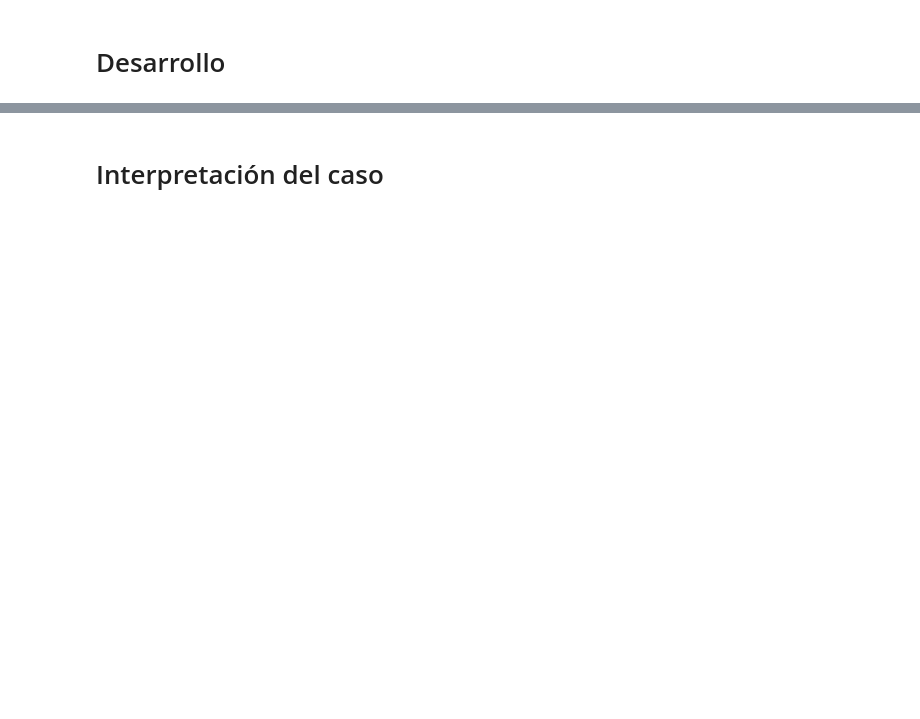
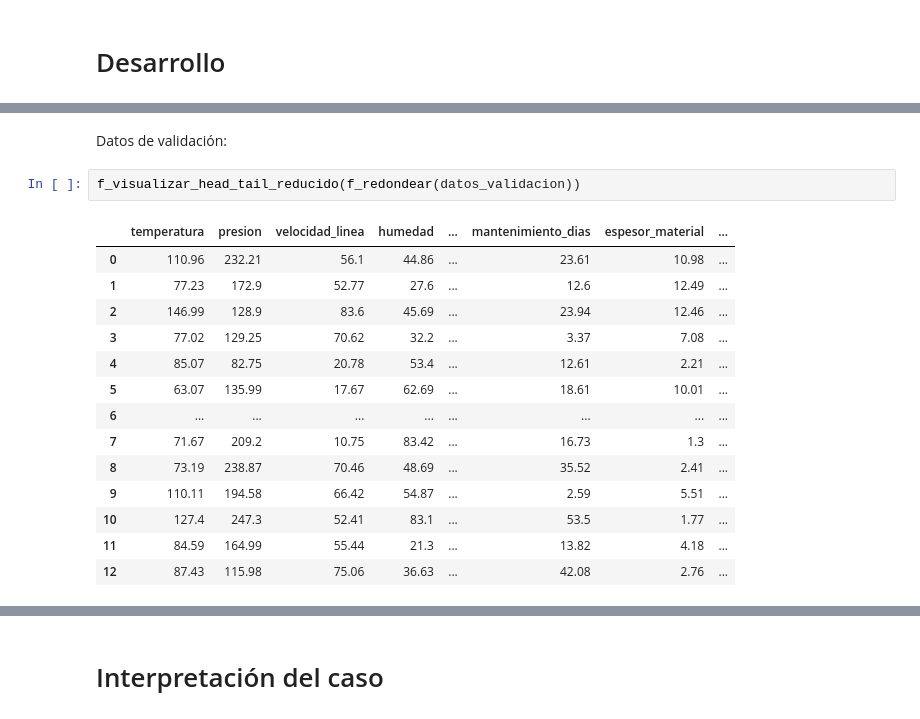
Before and after one commit to rpizarrog/Libro-Aprendizaje-Automatico.-Casos-de-Estudio-con-R-y-Python, a Jupyter notebook: Python NoteBooks/SVM_con_datos_industriales_comparado_con_Random_Forest_Arboles_regresión_logística.ipynb, the cells around one changed output, grey strips where cells are left out. Drawn from its saved outputs; the diff is of its cells as text; blank space fills up the shorter version.

```diff
--- a/Python NoteBooks/SVM_con_datos_industriales_comparado_con_Random_Forest_Arboles_regresión_logística.ipynb
+++ b/Python NoteBooks/SVM_con_datos_industriales_comparado_con_Random_Forest_Arboles_regresión_logística.ipynb
@@ -58,0 +2745,19 @@ Los datos de entrenamiento y de validación son estandarizados con los mismos cr
+# %% [markdown]
+Datos de validación:
+# %%
+f_visualizar_head_tail_reducido(f_redondear(datos_validacion))
+# %% [output]
+|  | temperatura | presion | velocidad_linea | humedad | ... | mantenimiento_dias | espesor_material | ... |
+| 0 | 110.96 | 232.21 | 56.1 | 44.86 | ... | 23.61 | 10.98 | ... |
+| 1 | 77.23 | 172.9 | 52.77 | 27.6 | ... | 12.6 | 12.49 | ... |
+| 2 | 146.99 | 128.9 | 83.6 | 45.69 | ... | 23.94 | 12.46 | ... |
+| 3 | 77.02 | 129.25 | 70.62 | 32.2 | ... | 3.37 | 7.08 | ... |
+| 4 | 85.07 | 82.75 | 20.78 | 53.4 | ... | 12.61 | 2.21 | ... |
+| 5 | 63.07 | 135.99 | 17.67 | 62.69 | ... | 18.61 | 10.01 | ... |
+| 6 | ... | ... | ... | ... | ... | ... | ... | ... |
+| 7 | 71.67 | 209.2 | 10.75 | 83.42 | ... | 16.73 | 1.3 | ... |
+| 8 | 73.19 | 238.87 | 70.46 | 48.69 | ... | 35.52 | 2.41 | ... |
+| 9 | 110.11 | 194.58 | 66.42 | 54.87 | ... | 2.59 | 5.51 | ... |
+| 10 | 127.4 | 247.3 | 52.41 | 83.1 | ... | 53.5 | 1.77 | ... |
+| 11 | 84.59 | 164.99 | 55.44 | 21.3 | ... | 13.82 | 4.18 | ... |
+| 12 | 87.43 | 115.98 | 75.06 | 36.63 | ... | 42.08 | 2.76 | ... |
```
Also changed, not shown: parts of 38 cells of this notebook.
